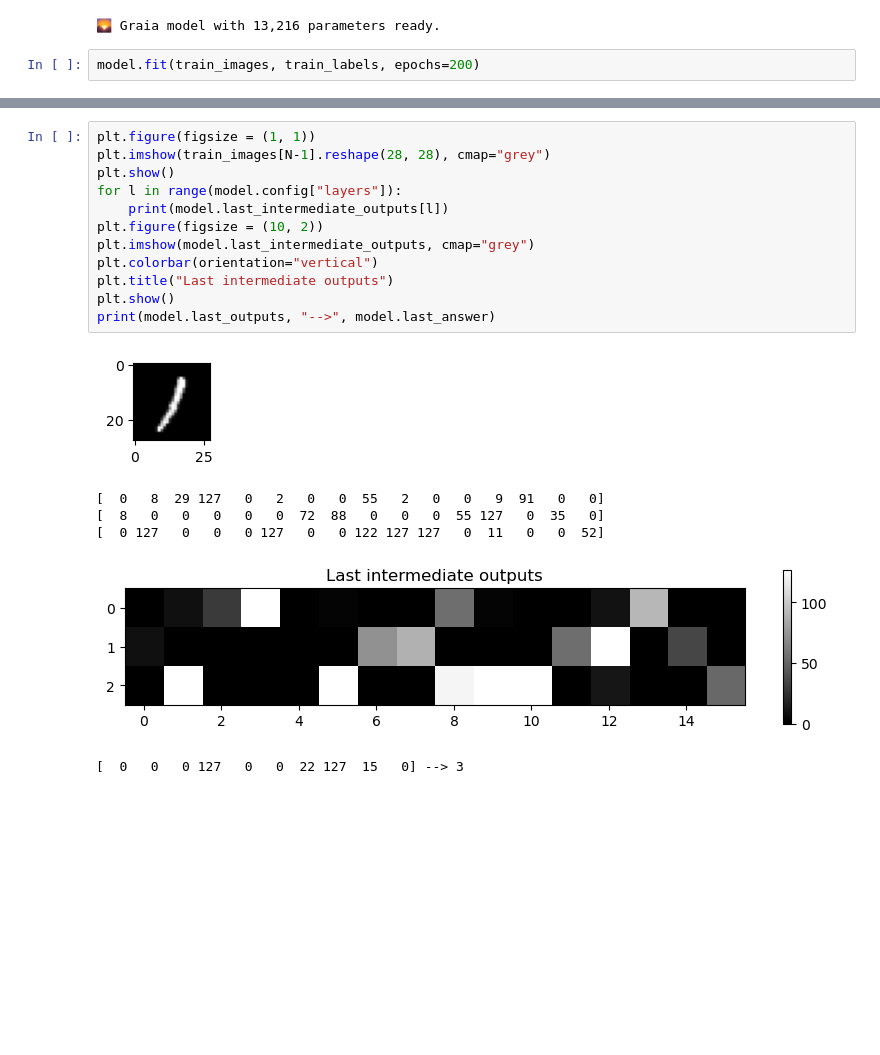
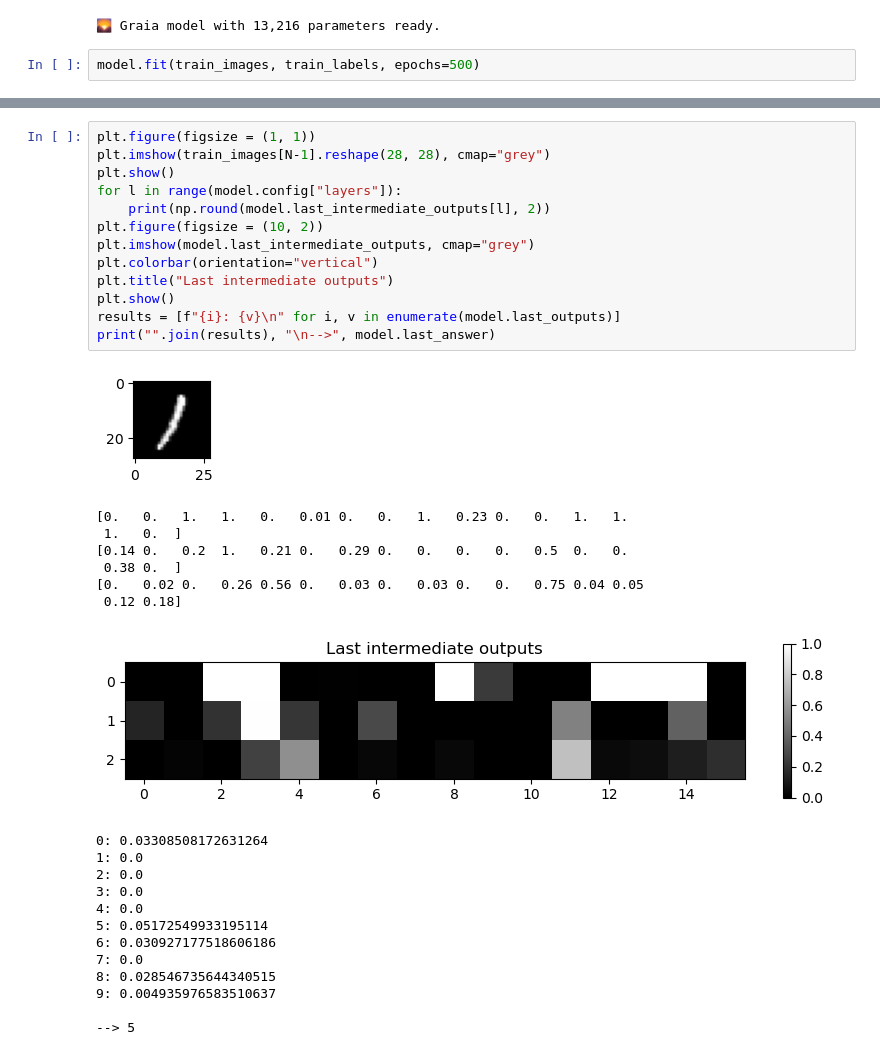
Before and after one commit to laurentpayot/graia, a Jupyter notebook: Graia_digits.ipynb, the cells around one changed output, grey strips where cells are left out. Drawn from its saved outputs; the diff is of its cells as text; blank space fills up the shorter version.

```diff
--- a/Graia_digits.ipynb
+++ b/Graia_digits.ipynb
@@ -42,5 +42,5 @@ model = Graia(inputs=28*28, layer_nodes=16, layers=3, outputs=10, learning_rate=
 # %% [output]
 🌄 Graia model with 13,216 parameters ready.
 # %%
-model.fit(train_images, train_labels, epochs=200)
+model.fit(train_images, train_labels, epochs=500)
 # %% [output]
@@ -74,19 +74,34 @@ show_weights(model.output_weights, "Output weights")
 # %%
 plt.figure(figsize = (1, 1))
 plt.imshow(train_images[N-1].reshape(28, 28), cmap="grey")
 plt.show()
 for l in range(model.config["layers"]):
-    print(model.last_intermediate_outputs[l])
+    print(np.round(model.last_intermediate_outputs[l], 2))
 plt.figure(figsize = (10, 2))
 plt.imshow(model.last_intermediate_outputs, cmap="grey")
 plt.colorbar(orientation="vertical")
 plt.title("Last intermediate outputs")
 plt.show()
-print(model.last_outputs, "-->", model.last_answer)
+results = [f"{i}: {v}\n" for i, v in enumerate(model.last_outputs)]
+print("".join(results), "\n-->", model.last_answer)
 # %% [output]
 [figure]
-[  0   8  29 127   0   2   0   0  55   2   0   0   9  91   0   0]
-[  8   0   0   0   0   0  72  88   0   0   0  55 127   0  35   0]
-[  0 127   0   0   0 127   0   0 122 127 127   0  11   0   0  52]
+[0.   0.   1.   1.   0.   0.01 0.   0.   1.   0.23 0.   0.   1.   1.
+ 1.   0.  ]
+[0.14 0.   0.2  1.   0.21 0.   0.29 0.   0.   0.   0.   0.5  0.   0.
+ 0.38 0.  ]
+[0.   0.02 0.   0.26 0.56 0.   0.03 0.   0.03 0.   0.   0.75 0.04 0.05
+ 0.12 0.18]
-[figure, old version]
+[figure, new version]
-[  0   0   0 127   0   0  22 127  15   0] --> 3
+0: 0.03308508172631264
+1: 0.0
+2: 0.0
+3: 0.0
+4: 0.0
+5: 0.05172549933195114
+6: 0.030927177518606186
+7: 0.0
+8: 0.028546735644340515
+9: 0.004935976583510637
+
+--> 5
```
Also changed, not shown: parts of 4 cells of this notebook, 2 other files.
